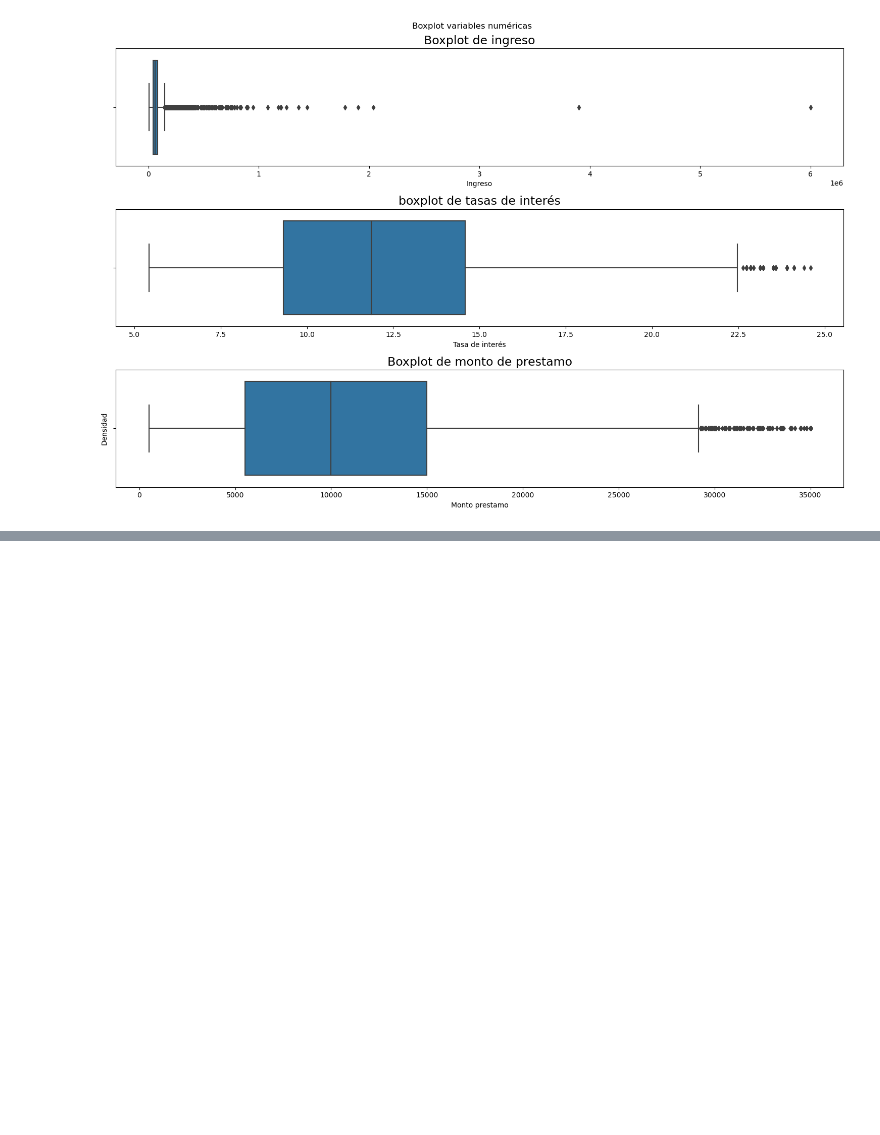
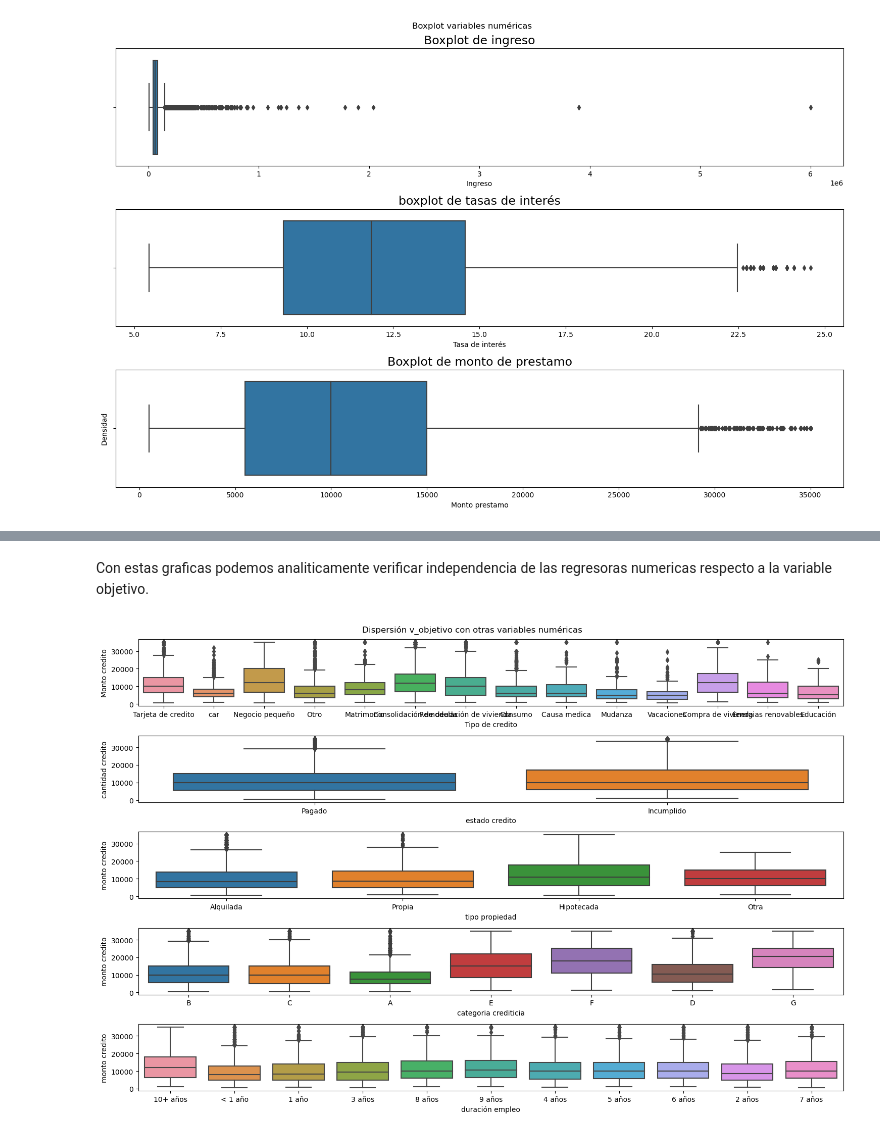
Before and after one commit to SoyJuanDuenas/Amount_loan_ML_Model, a Jupyter notebook: Untitled.ipynb, the cells around one changed output, grey strips where cells are left out. Cells and saved outputs as stored; diff of their text form; code cells hidden in the pictures; blank space fills up the shorter version.

```diff
--- a/Untitled.ipynb
+++ b/Untitled.ipynb
@@ -324,0 +348,41 @@ plt.show()
+# %% [markdown]
+Con estas graficas podemos analiticamente verificar independencia de las regresoras numericas respecto a la variable objetivo.
+# %%
+#Ahora haremos un análisis de distribución intercuartilica, para esto podemos usar Boxplot por categoria
+
+plt.figure(figsize=(15, 10))
+plt.suptitle('Dispersión v_objetivo con otras variables numéricas')
+
+# Subplot 1
+plt.subplot(5, 1, 1)
+sns.boxplot(x='tipo_credito', y='cantidad_credito', data=data)
+plt.xlabel('Tipo de credito')
+plt.ylabel("Monto credito")
+
+# Subplot 2
+plt.subplot(5, 1, 2)
+sns.boxplot(x='estado_credito', y='cantidad_credito', data=data)
+plt.xlabel('estado credito')
+plt.ylabel("cantidad credito")
+
+# Subplot 3
+plt.subplot(5, 1, 3)
+sns.boxplot(x='tipo_propiedad', y='cantidad_credito', data=data)
+plt.xlabel('tipo propiedad')
+plt.ylabel("monto credito")
+
+# Subplot 4
+plt.subplot(5, 1, 4)
+sns.boxplot(x='categoria_crediticia', y='cantidad_credito', data=data)
+plt.xlabel('categoria crediticia')
+plt.ylabel("monto credito")
+
+plt.subplot(5, 1, 5)
+sns.boxplot(x='duracion_empleo', y='cantidad_credito', data=data)
+plt.xlabel('duración empleo')
+plt.ylabel("monto credito")
+
+plt.tight_layout()
+plt.show()
+# %% [output]
+[figure, added]
```
Also changed, not shown: parts of 14 cells of this notebook.
